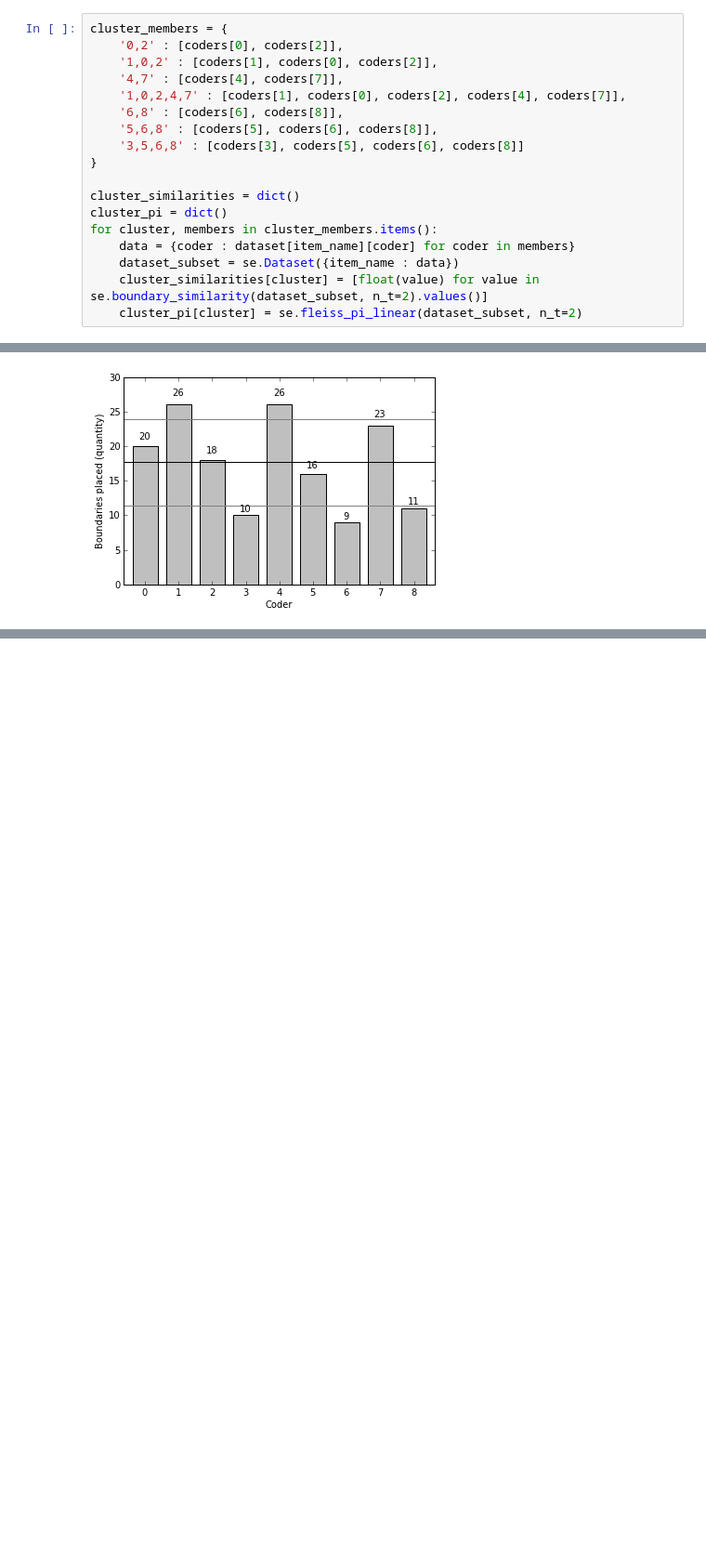
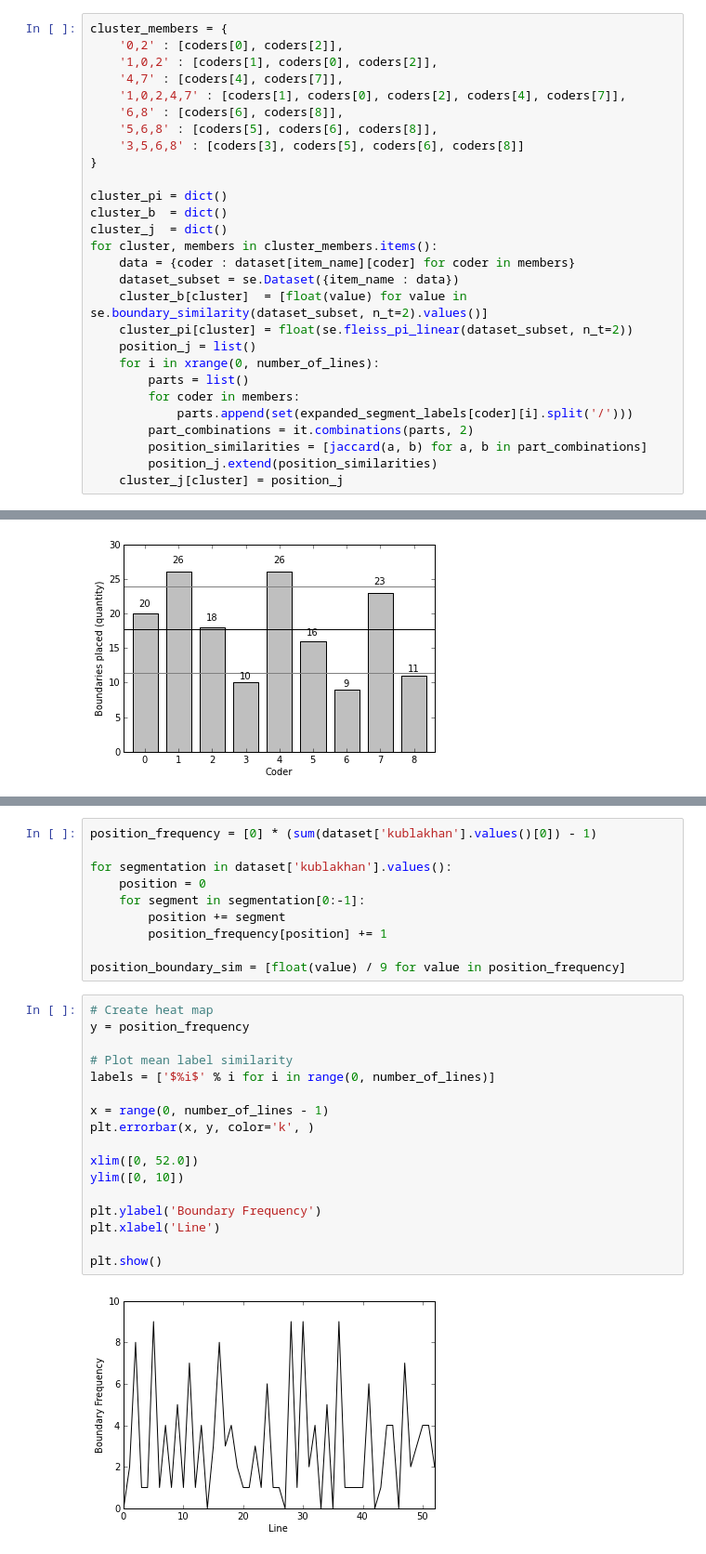
Before and after one commit to cfournie/initial.poetry.segmentation, a Jupyter notebook: khan_segmentation.ipynb, the cells around one changed output, grey strips where cells are left out. Shown at 93% size. Saved outputs shown, nothing was run; the diff lists cells and outputs as text; blank space fills up the shorter version.

```diff
--- a/khan_segmentation.ipynb
+++ b/khan_segmentation.ipynb
@@ -127,10 +180,20 @@ cluster_members = {
     '3,5,6,8' : [coders[3], coders[5], coders[6], coders[8]]
 }
 
-cluster_similarities = dict()
 cluster_pi = dict()
+cluster_b  = dict()
+cluster_j  = dict()
 for cluster, members in cluster_members.items():
     data = {coder : dataset[item_name][coder] for coder in members}
     dataset_subset = se.Dataset({item_name : data})
-    cluster_similarities[cluster] = [float(value) for value in se.boundary_similarity(dataset_subset, n_t=2).values()]
-    cluster_pi[cluster] = se.fleiss_pi_linear(dataset_subset, n_t=2)
+    cluster_b[cluster]  = [float(value) for value in se.boundary_similarity(dataset_subset, n_t=2).values()]
+    cluster_pi[cluster] = float(se.fleiss_pi_linear(dataset_subset, n_t=2))
+    position_j = list()
+    for i in xrange(0, number_of_lines):
+        parts = list()
+        for coder in members:
+            parts.append(set(expanded_segment_labels[coder][i].split('/')))
+        part_combinations = it.combinations(parts, 2)
+        position_similarities = [jaccard(a, b) for a, b in part_combinations]
+        position_j.extend(position_similarities)
+    cluster_j[cluster] = position_j
@@ -238,0 +340,29 @@ autolabel(rects2)
+# %%
+position_frequency = [0] * (sum(dataset['kublakhan'].values()[0]) - 1)
+
+for segmentation in dataset['kublakhan'].values():
+    position = 0
+    for segment in segmentation[0:-1]:
+        position += segment
+        position_frequency[position] += 1
+
+position_boundary_sim = [float(value) / 9 for value in position_frequency]
+# %%
+# Create heat map
+y = position_frequency
+
+# Plot mean label similarity
+labels = ['$%i$' % i for i in range(0, number_of_lines)]
+
+x = range(0, number_of_lines - 1)
+plt.errorbar(x, y, color='k', )
+
+xlim([0, 52.0])
+ylim([0, 10])
+
+plt.ylabel('Boundary Frequency')
+plt.xlabel('Line')
+
+plt.show()
+# %% [output]
+[figure, added]
```
Also changed, not shown: parts of 33 cells of this notebook.
